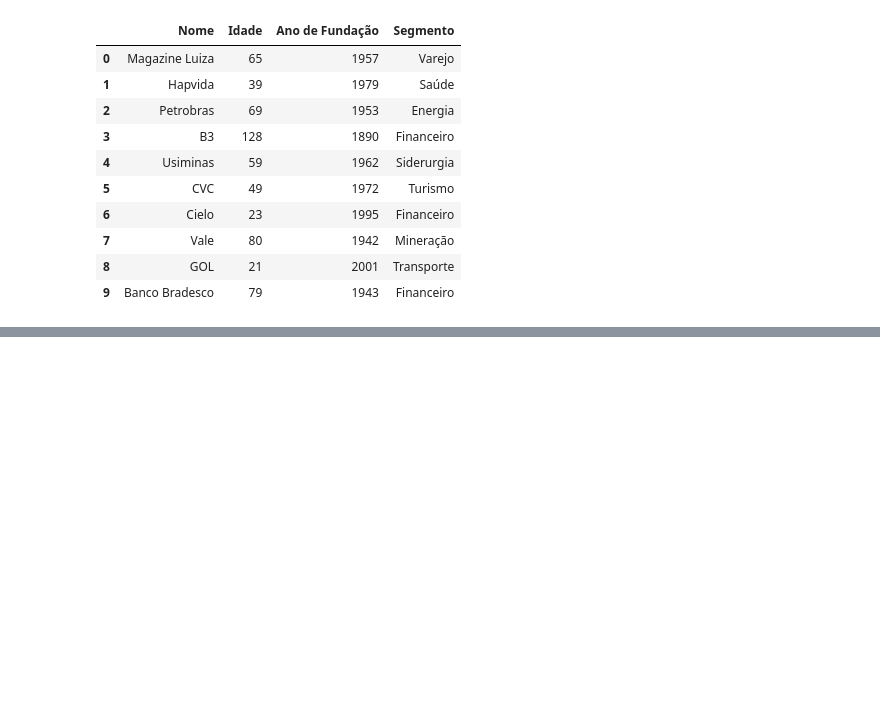
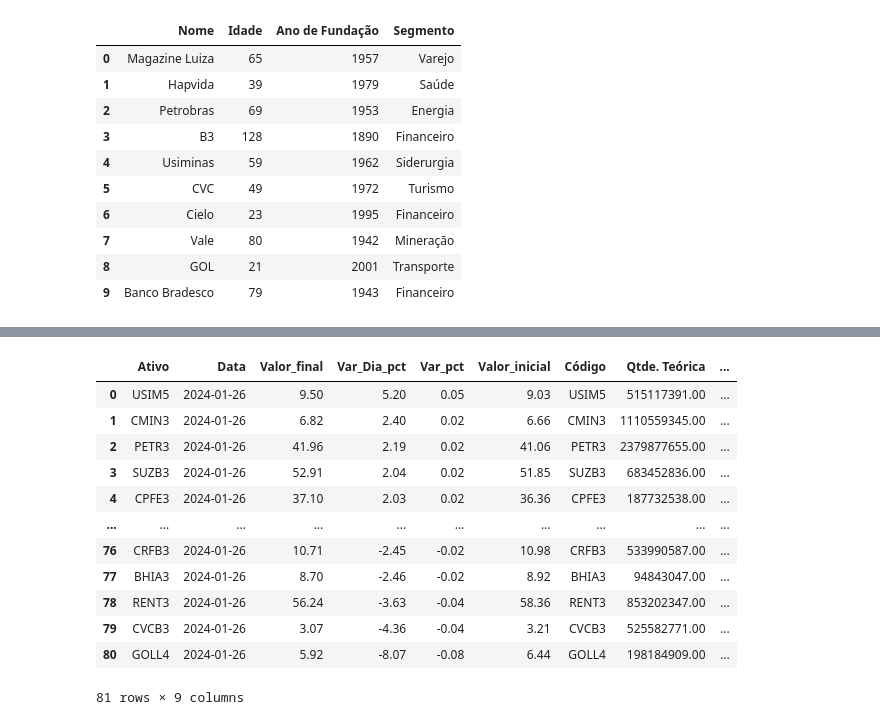
Before and after one commit to yurehfarias/ImersaoPython, a Jupyter notebook: Aula_2_importacao.ipynb, the cells around one changed output, grey strips where cells are left out. Cells and saved outputs as stored; diff of their text form; code cells hidden in the pictures; blank space fills up the shorter version.

```diff
--- a/Aula_2_importacao.ipynb
+++ b/Aula_2_importacao.ipynb
@@ -64,0 +160,17 @@ df_chatgpt.head(10)
+# %%
+pd.options.display.float_format = "{:.2f}".format
+df_principal
+# %% [output]
+|  | Ativo | Data | Valor_final | Var_Dia_pct | Var_pct | Valor_inicial | Código | Qtde. Teórica | ... |
+| 0 | USIM5 | 2024-01-26 | 9.50 | 5.20 | 0.05 | 9.03 | USIM5 | 515117391.00 | ... |
+| 1 | CMIN3 | 2024-01-26 | 6.82 | 2.40 | 0.02 | 6.66 | CMIN3 | 1110559345.00 | ... |
+| 2 | PETR3 | 2024-01-26 | 41.96 | 2.19 | 0.02 | 41.06 | PETR3 | 2379877655.00 | ... |
+| 3 | SUZB3 | 2024-01-26 | 52.91 | 2.04 | 0.02 | 51.85 | SUZB3 | 683452836.00 | ... |
+| 4 | CPFE3 | 2024-01-26 | 37.10 | 2.03 | 0.02 | 36.36 | CPFE3 | 187732538.00 | ... |
+| ... | ... | ... | ... | ... | ... | ... | ... | ... | ... |
+| 76 | CRFB3 | 2024-01-26 | 10.71 | -2.45 | -0.02 | 10.98 | CRFB3 | 533990587.00 | ... |
+| 77 | BHIA3 | 2024-01-26 | 8.70 | -2.46 | -0.02 | 8.92 | BHIA3 | 94843047.00 | ... |
+| 78 | RENT3 | 2024-01-26 | 56.24 | -3.63 | -0.04 | 58.36 | RENT3 | 853202347.00 | ... |
+| 79 | CVCB3 | 2024-01-26 | 3.07 | -4.36 | -0.04 | 3.21 | CVCB3 | 525582771.00 | ... |
+| 80 | GOLL4 | 2024-01-26 | 5.92 | -8.07 | -0.08 | 6.44 | GOLL4 | 198184909.00 | ... |
+81 rows × 9 columns
```
Also changed, not shown: parts of 26 cells of this notebook.
